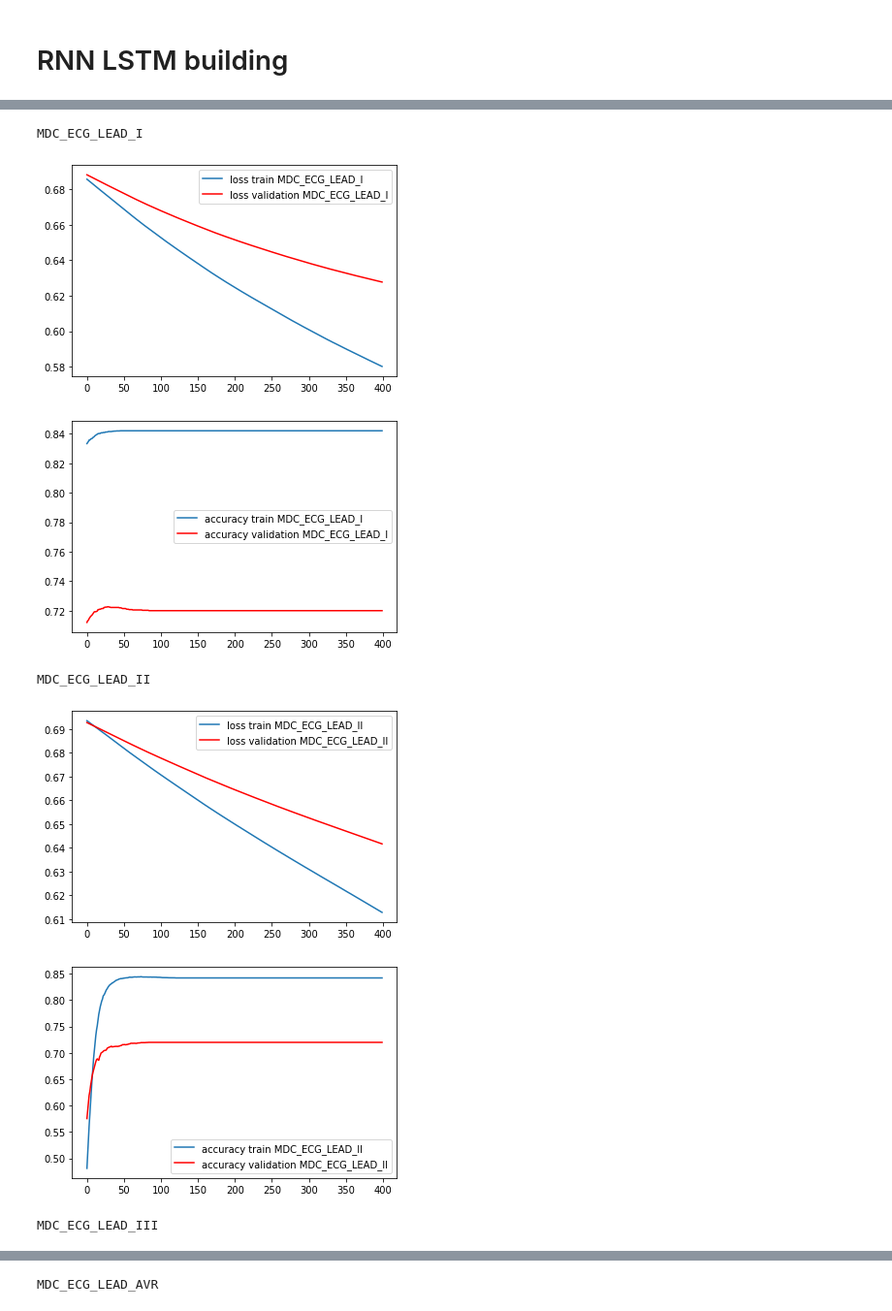
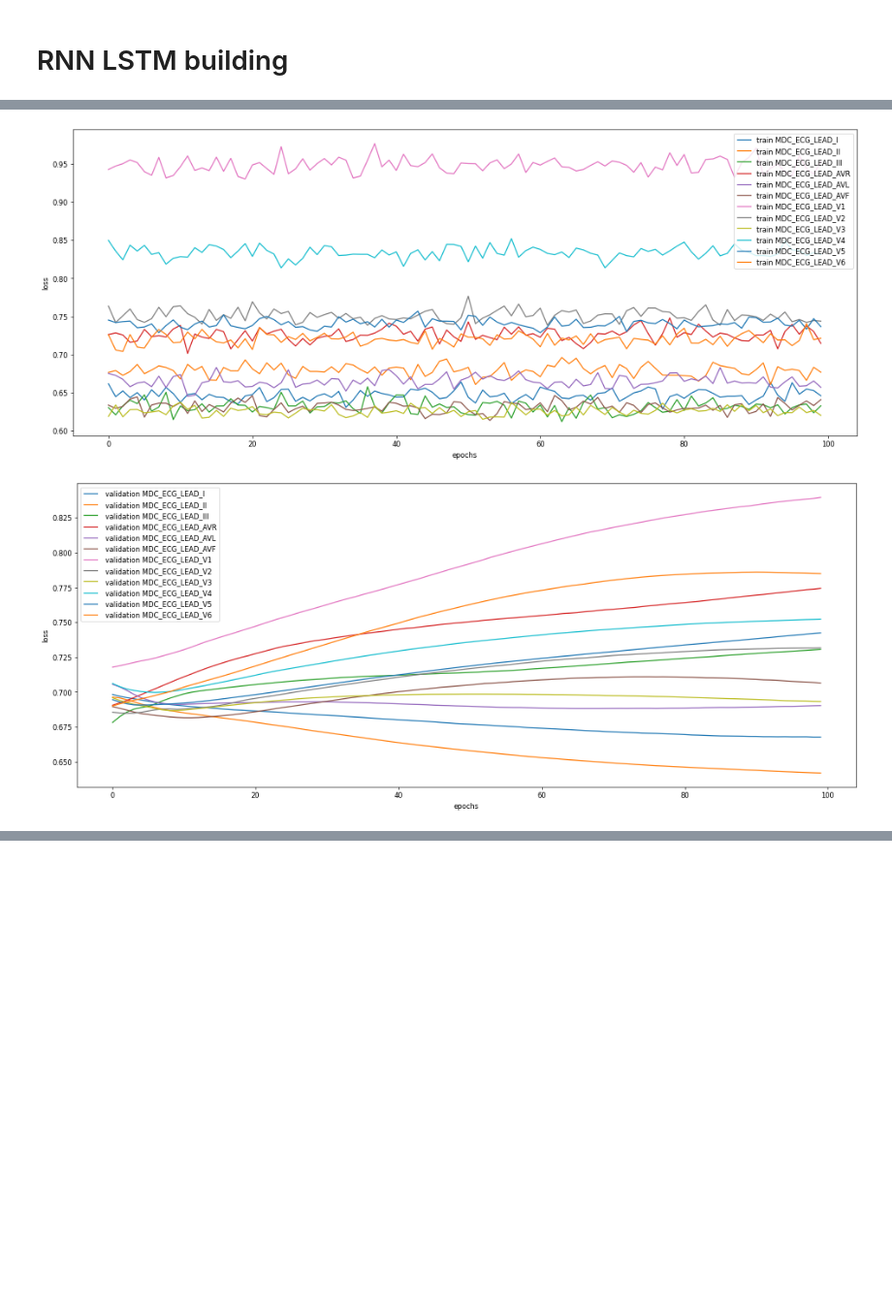
Before and after one commit to vicentbas/ia3_uv, a Jupyter notebook: ecg_full_dataframe.ipynb, the cells around one changed output, grey strips where cells are left out. Shown at 97% size. Cells and saved outputs as stored; diff of their text form; code cells hidden in the pictures; blank space fills up the shorter version.

```diff
--- a/ecg_full_dataframe.ipynb
+++ b/ecg_full_dataframe.ipynb
@@ -213,28 +396,24 @@ Found GPU at: /device:GPU:0
 # %%
+plt.figure(figsize=(20,8), dpi= 60)
 for lead_name in ['MDC_ECG_LEAD_I', 'MDC_ECG_LEAD_II', 'MDC_ECG_LEAD_III', 'MDC_ECG_LEAD_AVR' , 'MDC_ECG_LEAD_AVL', 'MDC_ECG_LEAD_AVF',
             'MDC_ECG_LEAD_V1', 'MDC_ECG_LEAD_V2', 'MDC_ECG_LEAD_V3', 'MDC_ECG_LEAD_V4', 'MDC_ECG_LEAD_V5', 'MDC_ECG_LEAD_V6']:
-  print(lead_name)
+  #print(lead_name)
+  plt.ylabel('loss')
+  plt.xlabel('epochs')
+  plt.plot(history2[lead_name][0].history['loss'],label='train %s' % lead_name)
+  plt.legend()
+plt.show()
 
-  import matplotlib.pyplot as plt
-  %matplotlib inline
-  plt.figure
-  plt.plot(history[lead_name][0].history['loss'],label='loss train %s' % lead_name)
-  plt.plot(history[lead_name][0].history['val_loss'],'r',label='loss validation %s' % lead_name)
+plt.figure(figsize=(20,8), dpi= 60)
+for lead_name in ['MDC_ECG_LEAD_I', 'MDC_ECG_LEAD_II', 'MDC_ECG_LEAD_III', 'MDC_ECG_LEAD_AVR' , 'MDC_ECG_LEAD_AVL', 'MDC_ECG_LEAD_AVF',
+            'MDC_ECG_LEAD_V1', 'MDC_ECG_LEAD_V2', 'MDC_ECG_LEAD_V3', 'MDC_ECG_LEAD_V4', 'MDC_ECG_LEAD_V5', 'MDC_ECG_LEAD_V6']:
+  #print(lead_name)
+
+  plt.plot(history2[lead_name][0].history['val_loss'],label=' validation %s' % lead_name)
+  plt.ylabel('loss')
+  plt.xlabel('epochs')
   plt.legend()
-  plt.show()
-
-  import matplotlib.pyplot as plt
-  %matplotlib inline
-  plt.figure
-  plt.plot(history[lead_name][0].history['accuracy'],label='accuracy train %s' % lead_name)
-  plt.plot(history[lead_name][0].history['val_accuracy'],'r',label='accuracy validation %s' % lead_name)
-  plt.legend()
-  plt.show()
+plt.show()
 # %% [output]
-MDC_ECG_LEAD_I
-[figure, old version]
+[figure, new version]
-[figure, old version]
+[figure, new version]
-MDC_ECG_LEAD_II
-[figure, removed]
-[figure, removed]
-MDC_ECG_LEAD_III
@@ -243 +419,0 @@ MDC_ECG_LEAD_III
-MDC_ECG_LEAD_AVR
```
Also changed, not shown: parts of 28 cells of this notebook.
